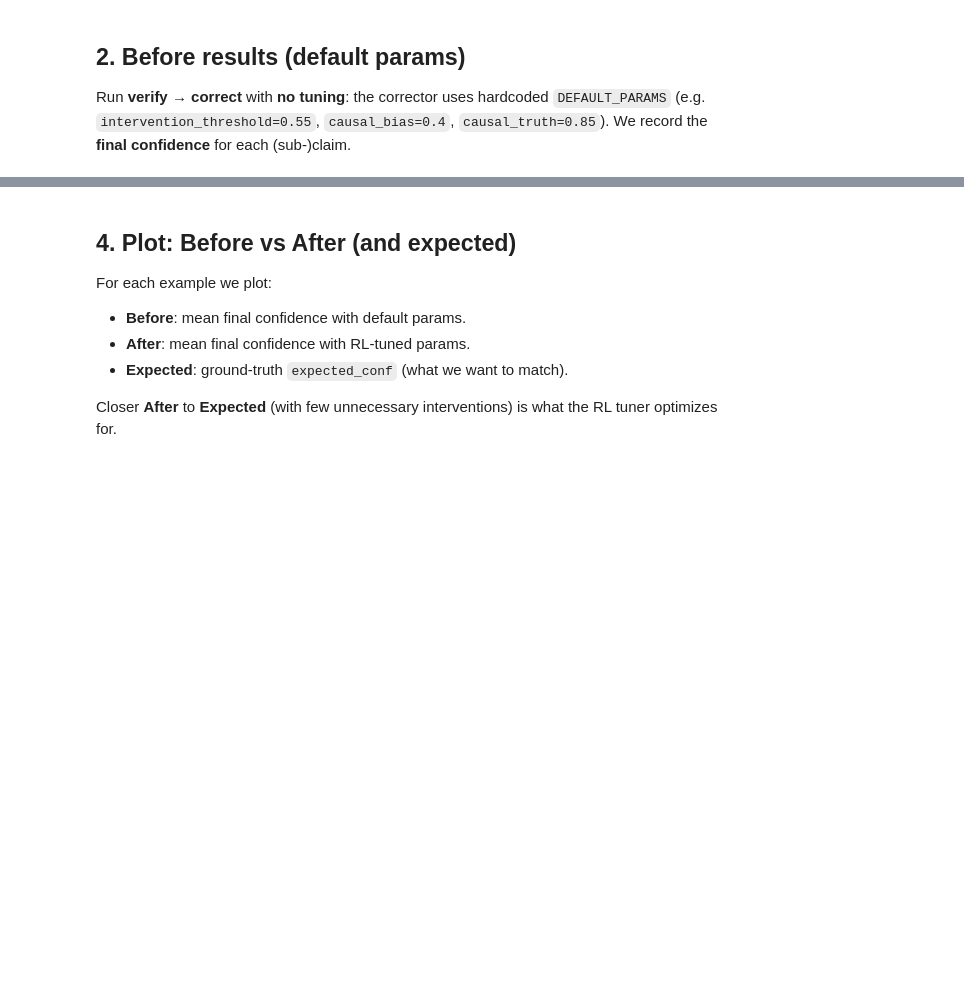
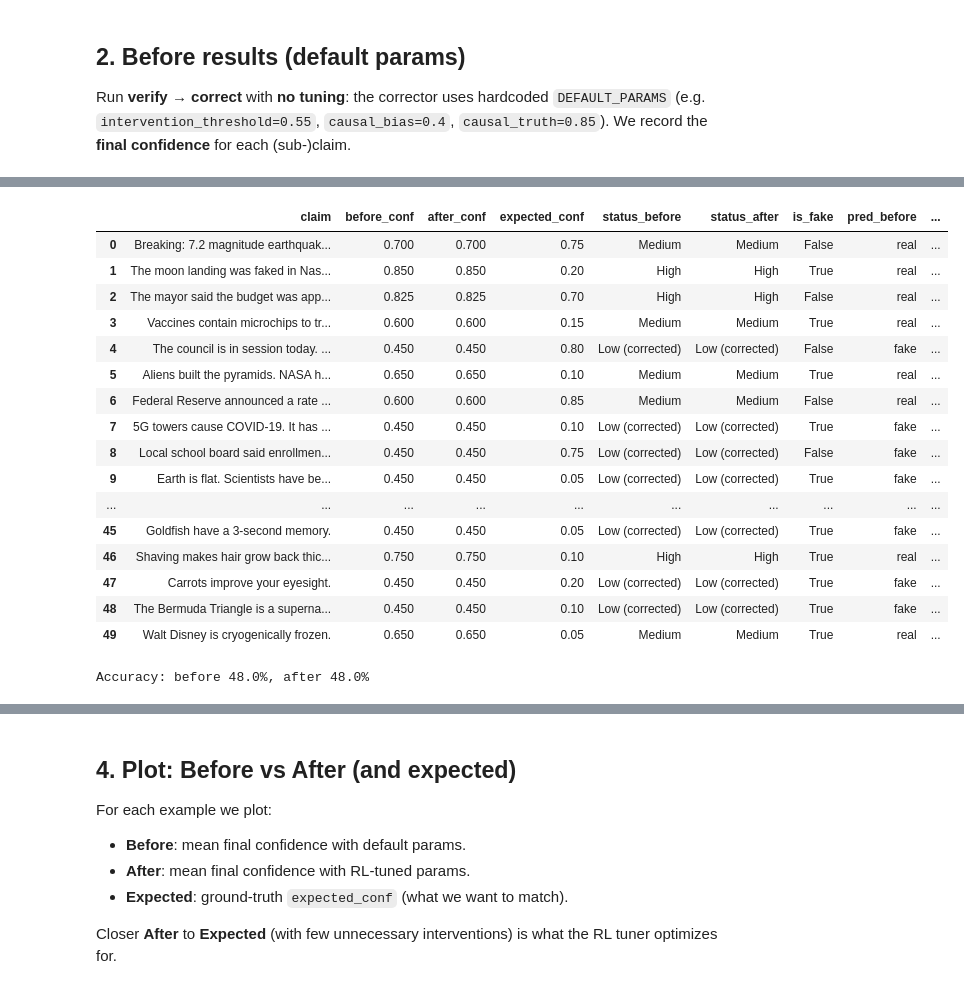
Before and after one commit to WeiL11/FakeNewsVerifier, a Jupyter notebook: notebooks/before_after_plot.ipynb, the cells around one changed output, grey strips where cells are left out. Cells and saved outputs as stored; diff of their text form; code cells hidden in the pictures; blank space fills up the shorter version.

```diff
--- a/notebooks/before_after_plot.ipynb
+++ b/notebooks/before_after_plot.ipynb
@@ -150,0 +235,56 @@ After mean confidence per example: [0.7, 0.85, 0.825, 0.6, 0.45, 0.65, 0.6, 0.45
+# %%
+import pandas as pd
+
+# Build observation matrix: one row per claim (long table)
+CONF_THRESHOLD = 0.5  # conf < this => predicted fake
+rows = []
+for i in range(len(examples)):
+    ex = examples[i]
+    gt = ex.get("ground_truth", {})
+    is_fake = gt.get("is_fake", True)
+    expected = gt.get("expected_conf", 0.5)
+    bc, ac = before_confs[i], after_confs[i]
+    bs, as_ = before_statuses[i], after_statuses[i]
+    pred_before = bc < CONF_THRESHOLD
+    pred_after = ac < CONF_THRESHOLD
+    correct_before = pred_before == is_fake
+    correct_after = pred_after == is_fake
+    rows.append({
+        "claim": ex["claim"],
+        "before_conf": round(bc, 3),
+        "after_conf": round(ac, 3),
+        "expected_conf": expected,
+        "status_before": bs,
+        "status_after": as_,
+        "is_fake": is_fake,
+        "pred_before": "fake" if pred_before else "real",
+        "pred_after": "fake" if pred_after else "real",
+        "correct_before": correct_before,
+        "correct_after": correct_after,
+    })
+
+df = pd.DataFrame(rows)
+pd.set_option("display.max_rows", None)
+pd.set_option("display.max_colwidth", 60)
+pd.set_option("display.width", None)
+display(df)
+print(f"\nAccuracy: before {df['correct_before'].mean()*100:.1f}%, after {df['correct_after'].mean()*100:.1f}%")
+# %% [output]
+|  | claim | before_conf | after_conf | expected_conf | status_before | status_after | is_fake | pred_before | ... |
+| 0 | Breaking: 7.2 magnitude earthquak... | 0.700 | 0.700 | 0.75 | Medium | Medium | False | real | ... |
+| 1 | The moon landing was faked in Nas... | 0.850 | 0.850 | 0.20 | High | High | True | real | ... |
+| 2 | The mayor said the budget was app... | 0.825 | 0.825 | 0.70 | High | High | False | real | ... |
+| 3 | Vaccines contain microchips to tr... | 0.600 | 0.600 | 0.15 | Medium | Medium | True | real | ... |
+| 4 | The council is in session today. ... | 0.450 | 0.450 | 0.80 | Low (corrected) | Low (corrected) | False | fake | ... |
+| 5 | Aliens built the pyramids. NASA h... | 0.650 | 0.650 | 0.10 | Medium | Medium | True | real | ... |
+| 6 | Federal Reserve announced a rate ... | 0.600 | 0.600 | 0.85 | Medium | Medium | False | real | ... |
+| 7 | 5G towers cause COVID-19. It has ... | 0.450 | 0.450 | 0.10 | Low (corrected) | Low (corrected) | True | fake | ... |
+| 8 | Local school board said enrollmen... | 0.450 | 0.450 | 0.75 | Low (corrected) | Low (corrected) | False | fake | ... |
+| 9 | Earth is flat. Scientists have be... | 0.450 | 0.450 | 0.05 | Low (corrected) | Low (corrected) | True | fake | ... |
+| ... | ... | ... | ... | ... | ... | ... | ... | ... | ... |
+| 45 | Goldfish have a 3-second memory. | 0.450 | 0.450 | 0.05 | Low (corrected) | Low (corrected) | True | fake | ... |
+| 46 | Shaving makes hair grow back thic... | 0.750 | 0.750 | 0.10 | High | High | True | real | ... |
+| 47 | Carrots improve your eyesight. | 0.450 | 0.450 | 0.20 | Low (corrected) | Low (corrected) | True | fake | ... |
+| 48 | The Bermuda Triangle is a superna... | 0.450 | 0.450 | 0.10 | Low (corrected) | Low (corrected) | True | fake | ... |
+| 49 | Walt Disney is cryogenically frozen. | 0.650 | 0.650 | 0.05 | Medium | Medium | True | real | ... |
+Accuracy: before 48.0%, after 48.0%
```
Also changed, not shown: parts of 18 cells of this notebook, 15 other files.
